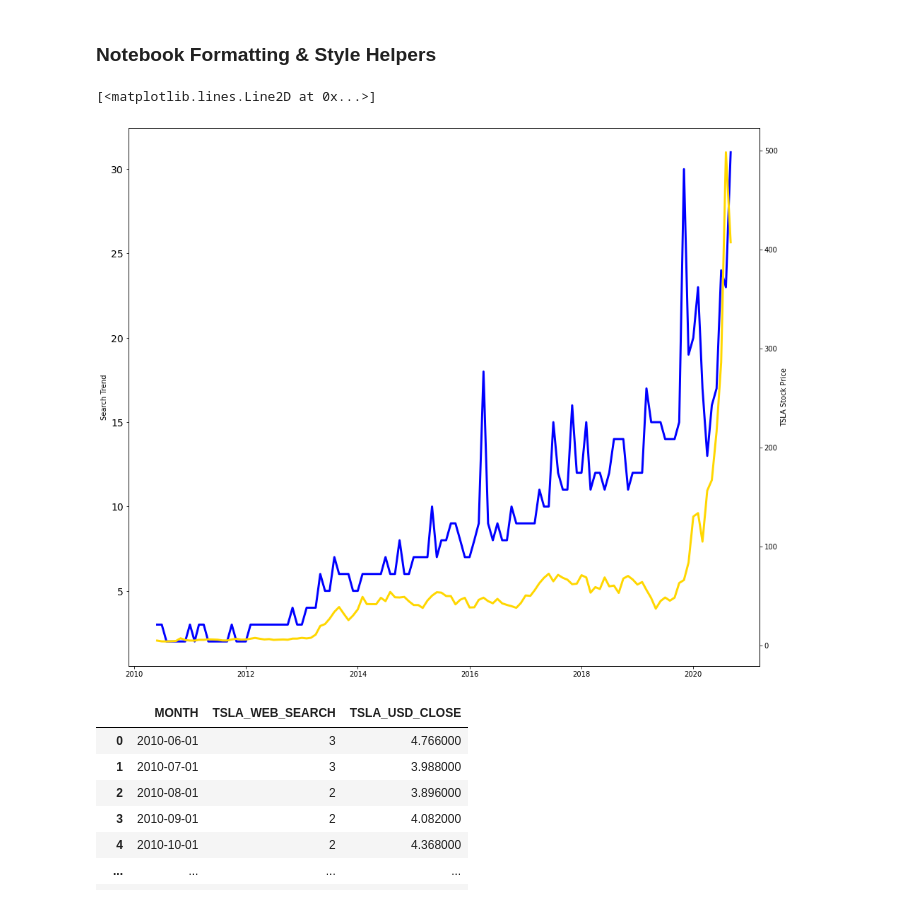
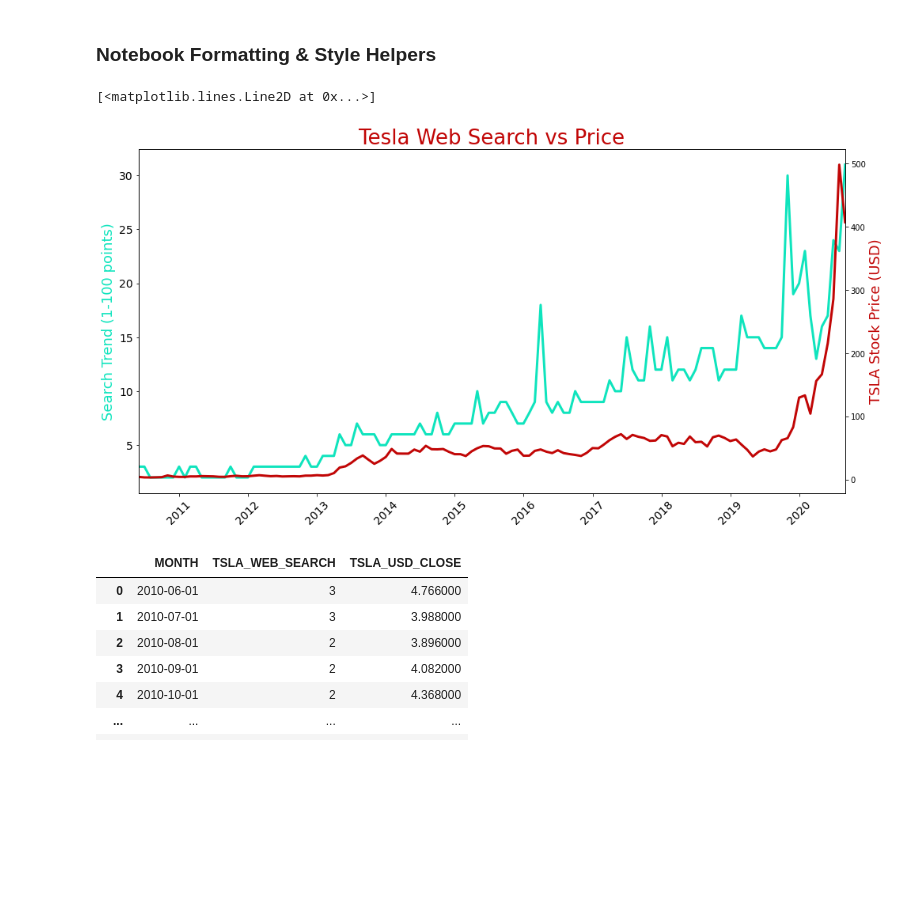
Before and after one commit to HKubinhetz/DS-GoogleTrends, a Jupyter notebook: Google_Trends_and_Data_Visualisation_(start).ipynb, the cells around one changed output. Cells and saved outputs as stored; diff of their text form; code cells hidden in the pictures; blank space fills up the shorter version.

```diff
--- a/Google_Trends_and_Data_Visualisation_(start).ipynb
+++ b/Google_Trends_and_Data_Visualisation_(start).ipynb
@@ -220,22 +221,24 @@ df_btc_monthly
 ### Notebook Formatting & Style Helpers
 # %%
 # Create locators for ticks on the time axis
-plt.figure(figsize=(16,14))
 
-plt.xticks(ticks=[], fontsize=14)
+plt.figure(figsize=(16,8))
+
+plt.xticks(fontsize=14, rotation=45)
 plt.yticks(fontsize=14)
 
 ax1 = plt.gca()
 ax2 = ax1.twinx()
+plt.title("Tesla Web Search vs Price", fontsize=26, color='#C10606')
+ax1.set_ylabel('Search Trend (1-100 points)', color='#0FE4BD', fontsize=18)
+ax1.set_xlim([df_tesla.MONTH.min(), df_tesla.MONTH.max()])
+ax2.set_ylabel('TSLA Stock Price (USD)', color='#C10606', fontsize=18)
 
-ax1.set_ylabel('Search Trend')
-ax2.set_ylabel('TSLA Stock Price')
-
-ax1.plot(df_tesla.MONTH, df_tesla.TSLA_WEB_SEARCH, 'blue', linewidth=3)
-ax2.plot(df_tesla.MONTH, df_tesla.TSLA_USD_CLOSE, 'gold', linewidth=3)
+ax1.plot(df_tesla.MONTH, df_tesla.TSLA_WEB_SEARCH, color='#0FE4BD', linewidth=3)
+ax2.plot(df_tesla.MONTH, df_tesla.TSLA_USD_CLOSE, color='#C10606', linewidth=3)
 # %% [output]
 [<matplotlib.lines.Line2D at 0x...>]
-[figure, old version]
+[figure, new version]
 # %%
 # Register date converters to avoid warning messages
 df_tesla
```
Also changed, not shown: parts of 1 cell of this notebook.
